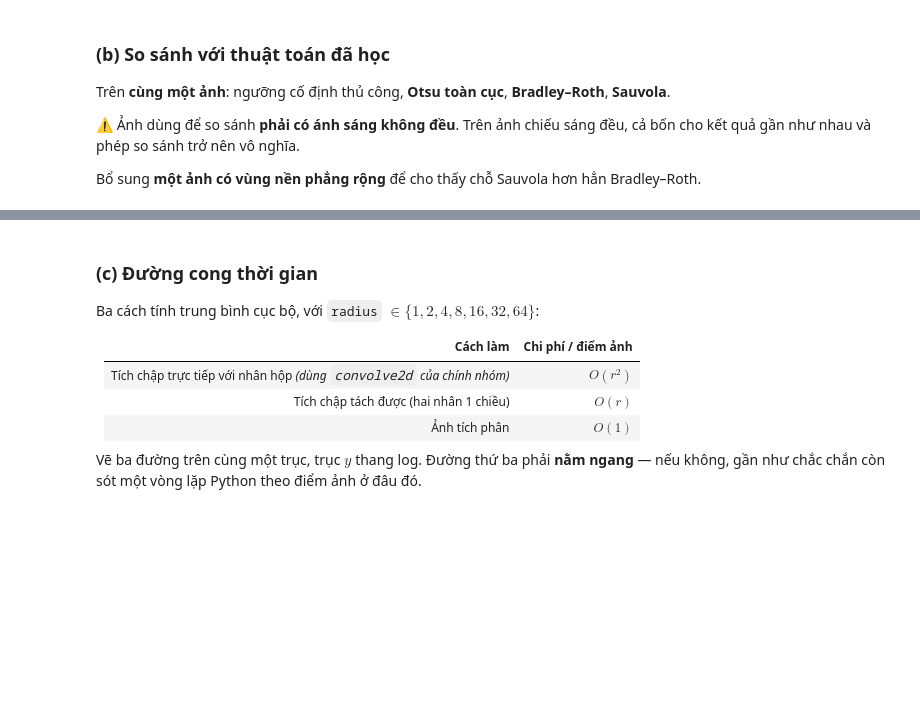
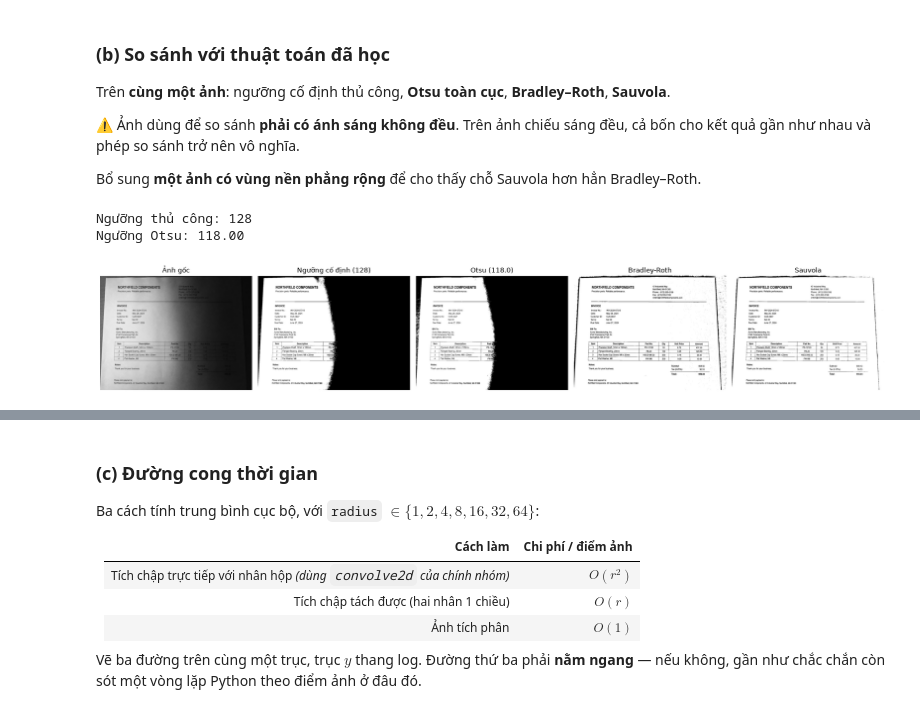
Before and after one commit to lequangmy5522/XuLyAnhVaThiGiacMayTinh, a Jupyter notebook: baitap.ipynb, the cells around one changed output, grey strips where cells are left out. Cells and saved outputs as stored; diff of their text form; code cells hidden in the pictures; blank space fills up the shorter version.

```diff
--- a/baitap.ipynb
+++ b/baitap.ipynb
@@ -611,5 +673,69 @@ gần như nhau và phép so sánh trở nên vô nghĩa.
 Bổ sung **một ảnh có vùng nền phẳng rộng** để cho thấy chỗ Sauvola hơn hẳn Bradley–Roth.
 # %%
 # TODO (b): bốn phương pháp cạnh nhau (Otsu có thể gọi cv2 — ô ĐỐI CHIẾU)
+import cv2
+
+img = IMAGES["uneven_light"]
+
+# 1. Ngưỡng cố định thủ công
+manual_threshold = 128
+manual = np.where(img > manual_threshold, 255, 0).astype(np.uint8)
+
+# 2. Otsu toàn cục
+otsu_threshold, otsu = cv2.threshold(
+    img,
+    0,
+    255,
+    cv2.THRESH_BINARY + cv2.THRESH_OTSU
+)
+
+# 3. Bradley-Roth
+bradley = adaptive_threshold(
+    img,
+    radius=15,
+    method="bradley",
+    t=0.15
+)
+
+# 4. Sauvola
+sauvola = adaptive_threshold(
+    img,
+    radius=15,
+    method="sauvola",
+    k=0.34,
+    R=128.0
+)
+
+print(f"Ngưỡng thủ công: {manual_threshold}")
+print(f"Ngưỡng Otsu: {otsu_threshold:.2f}")
+
+fig, axes = plt.subplots(1, 5, figsize=(20, 5))
+
+axes[0].imshow(img, cmap="gray")
+axes[0].set_title("Ảnh gốc")
+axes[0].axis("off")
+
+axes[1].imshow(manual, cmap="gray")
+axes[1].set_title(f"Ngưỡng cố định ({manual_threshold})")
+axes[1].axis("off")
+
+axes[2].imshow(otsu, cmap="gray")
+axes[2].set_title(f"Otsu ({otsu_threshold:.1f})")
+axes[2].axis("off")
+
+axes[3].imshow(bradley, cmap="gray")
+axes[3].set_title("Bradley-Roth")
+axes[3].axis("off")
+
+axes[4].imshow(sauvola, cmap="gray")
+axes[4].set_title("Sauvola")
+axes[4].axis("off")
+
+plt.tight_layout()
+plt.show()
+# %% [output]
+Ngưỡng thủ công: 128
+Ngưỡng Otsu: 118.00
+[figure, added]
 # %%
 # TODO (b): ảnh có nền phẳng rộng — Sauvola vs Bradley-Roth
```
Also changed, not shown: parts of 10 cells of this notebook.
